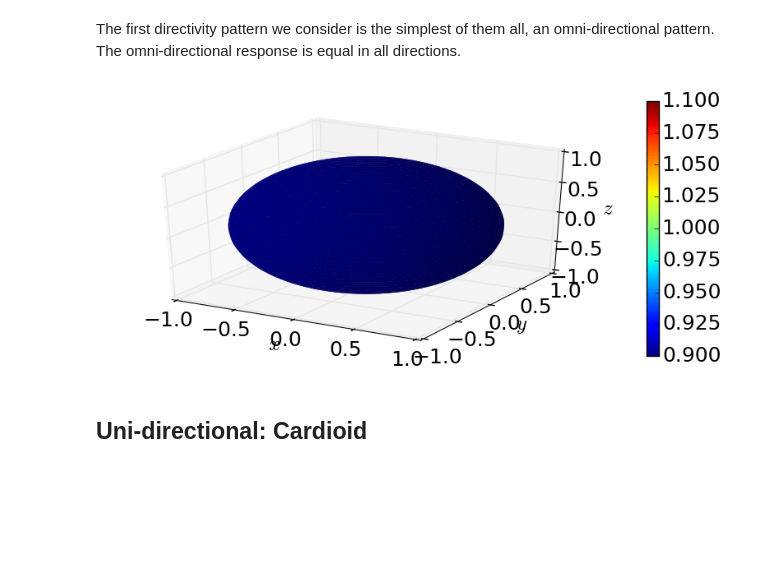
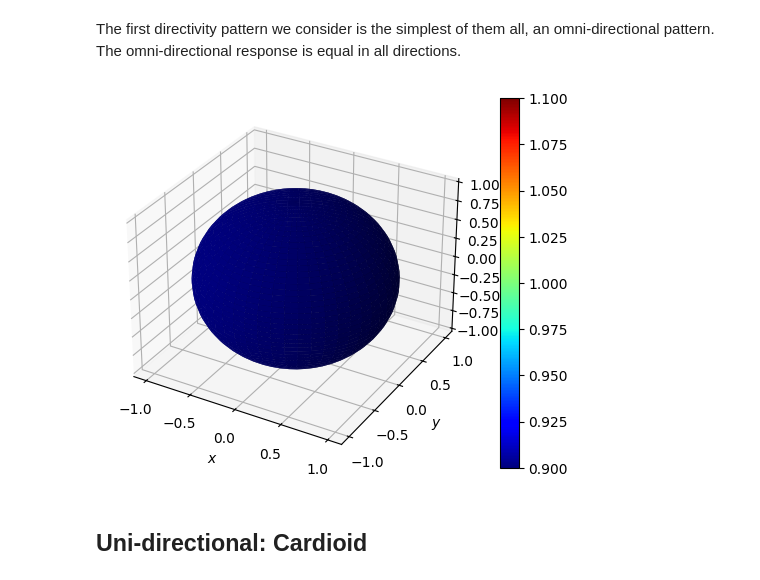
Before and after one commit to Universite-Gustave-Eiffel/acoustic-toolbox, a Jupyter notebook: examples/directivity_example.ipynb, the cells around one changed output. Drawn from its saved outputs; the diff is of its cells as text; code cells hidden in the pictures; blank space fills up the shorter version.

Commit message:
avoid using Directivity.plot for now

```diff
--- a/examples/directivity_example.ipynb
+++ b/examples/directivity_example.ipynb
@@ -12,9 +11,9 @@ from acoustic_toolbox.directivity import *
 The first directivity pattern we consider is the simplest of them all, an omni-directional pattern. The omni-directional response is equal in all directions.
 # %%
 d = Omni()
-fig = d.plot()
+fig = plot(d)
 # %% [output]
-[figure, old version]
+[figure, new version]
 # %% [markdown]
 ## Uni-directional: Cardioid
 # %% [markdown]
```
Also changed, not shown: parts of 9 cells of this notebook, 1 other file.
